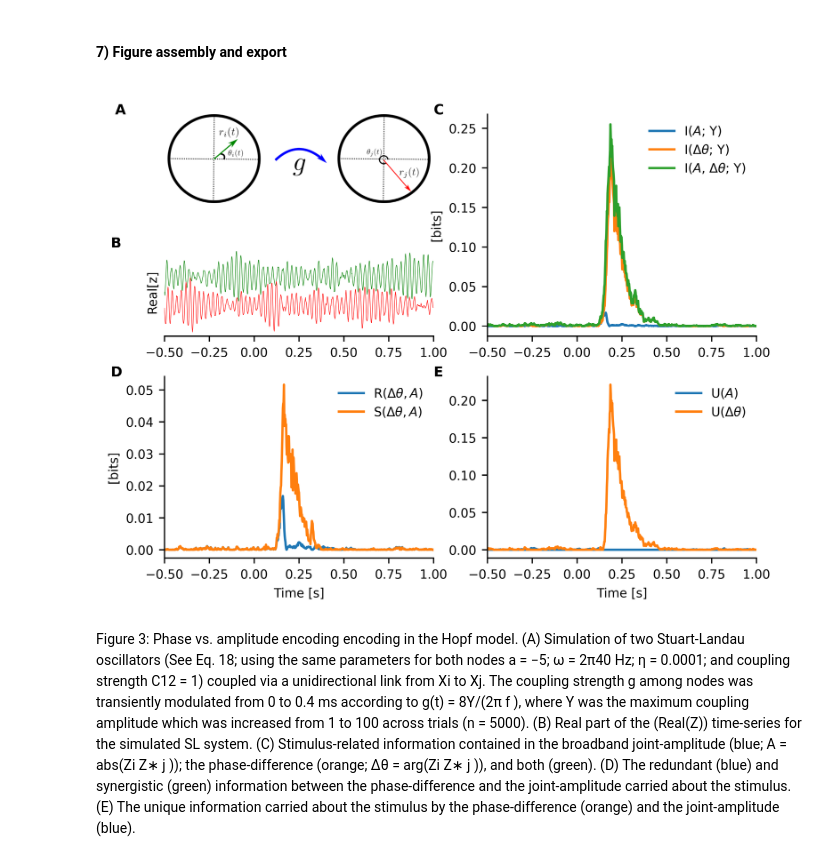
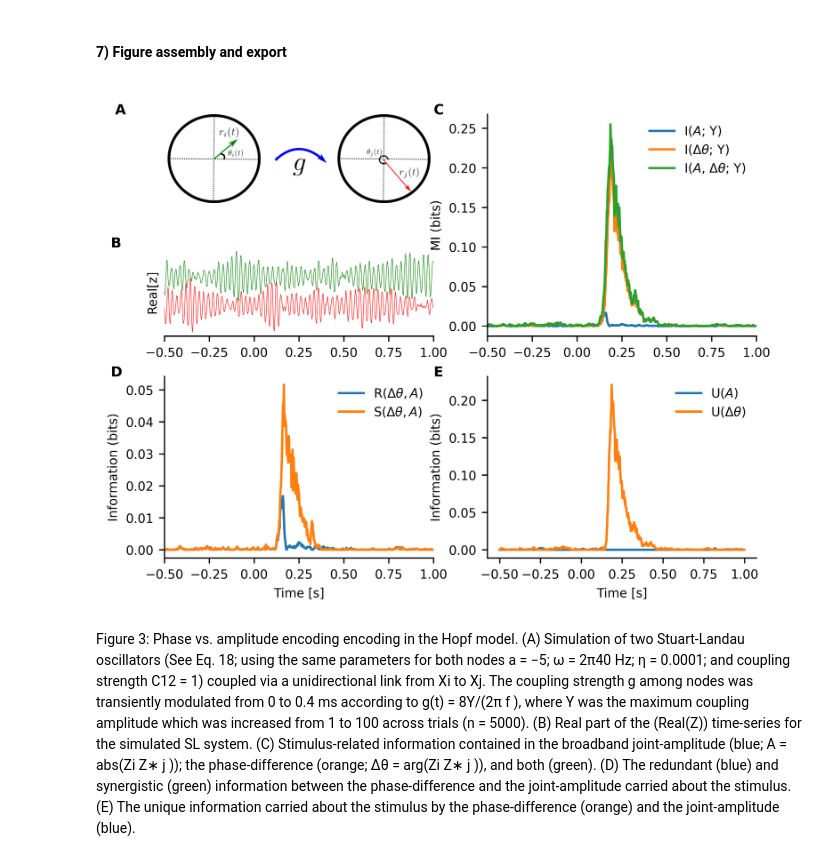
Before and after one commit to brainets/neopid, a Jupyter notebook: notebooks/Figure3.ipynb, the cells around one changed output. Drawn from its saved outputs; the diff is of its cells as text; code cells hidden in the pictures.

```diff
--- a/notebooks/Figure3.ipynb
+++ b/notebooks/Figure3.ipynb
@@ -267,7 +267,7 @@ plt.legend(
     [r"I($A$; Y)", r"I($\Delta\theta$; Y)", r"I($A$, $\Delta\theta$; Y)"],
     frameon=False,
 )
-plt.ylabel("[bits]")
+plt.ylabel("MI (bits)")
 [ax3.spines[key].set_visible(False) for key in ["top", "right"]]
 
 # PANEL D
@@ -277,36 +277,36 @@ plt.plot(data.times, syn)
 plt.legend(
     [r"R($\Delta\theta, A$)", r"S($\Delta\theta, A$)"],
     frameon=False,
 )
 [ax4.spines[key].set_visible(False) for key in ["top", "right"]]
 plt.xlabel("Time [s]")
-plt.ylabel("[bits]")
+plt.ylabel("Information (bits)")
 plt.xlim(-0.5, 1)
 
 # PANEL E
 plt.sca(ax5)
 plt.plot(data.times, np.clip(I_S_R1 - red, -10000, np.inf))
 plt.plot(data.times, np.clip(I_S_R2 - red, -1000, np.inf))
 plt.legend(
     [r"U($A$)", r"U($\Delta\theta$)"],
     frameon=False,
 )
 [ax5.spines[key].set_visible(False) for key in ["top", "right"]]
 plt.xlabel("Time [s]")
-plt.xlim(-0.5, 1)
+plt.ylabel("Information (bits)")
 
 bg = plot.Background(visible=False)
 plot.add_panel_letters(
     fig,
     axes=[ax1, ax2, ax3, ax4, ax5],
     fontsize=MEDIUM_SIZE,
     xpos=[-0.2] * 5,
     ypos=[1.0] * 5,
 )
 
 plt.savefig("../figures/Figure3.pdf")
 # %% [output]
-[figure, old version]
+[figure, new version]
 # %% [markdown]
 Figure 3: Phase vs. amplitude encoding encoding in the Hopf model. (A) Simulation of two Stuart-Landau
 oscillators (See Eq. 18; using the same parameters for both nodes a = −5; ω = 2π40 Hz; η = 0.0001;
```
Also changed, not shown: 3 other files.
